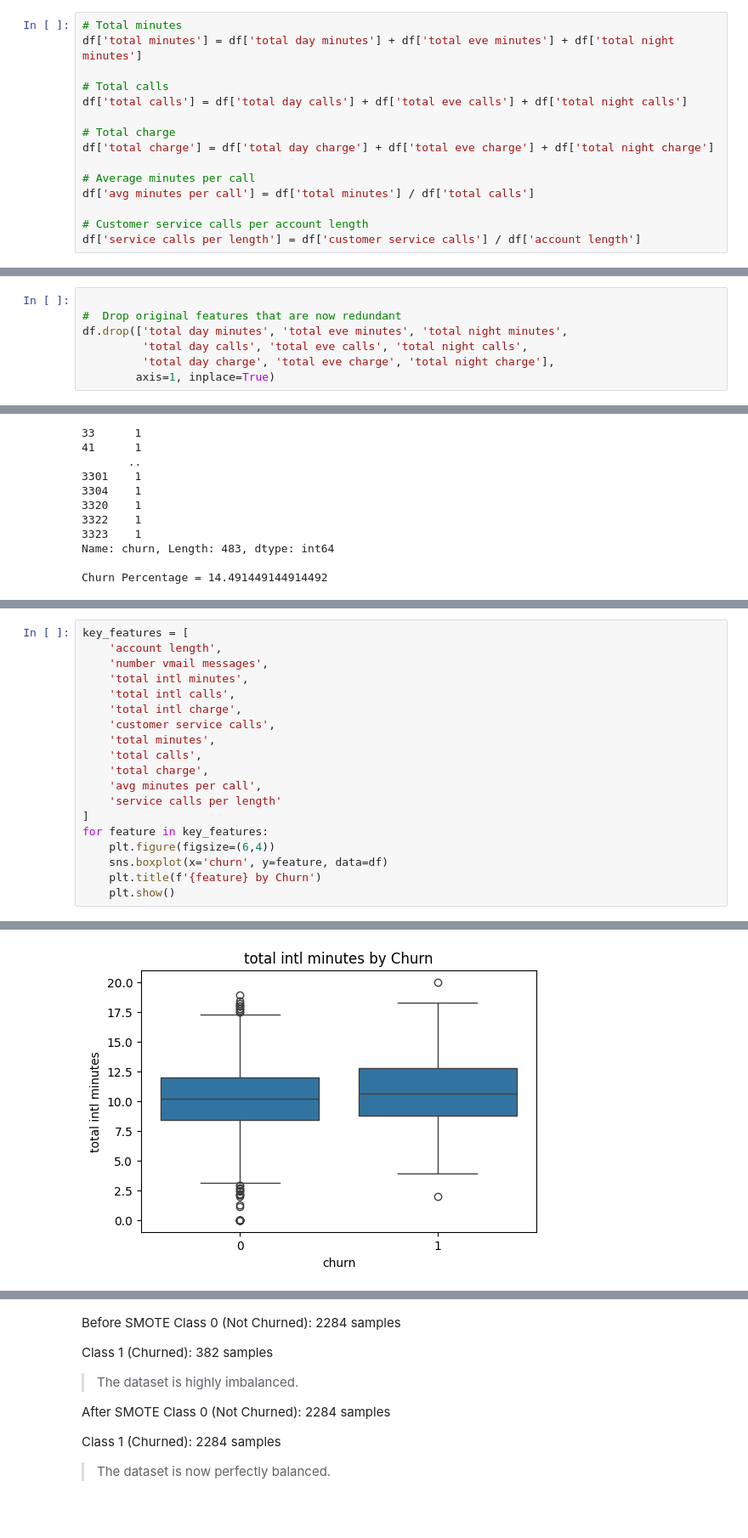
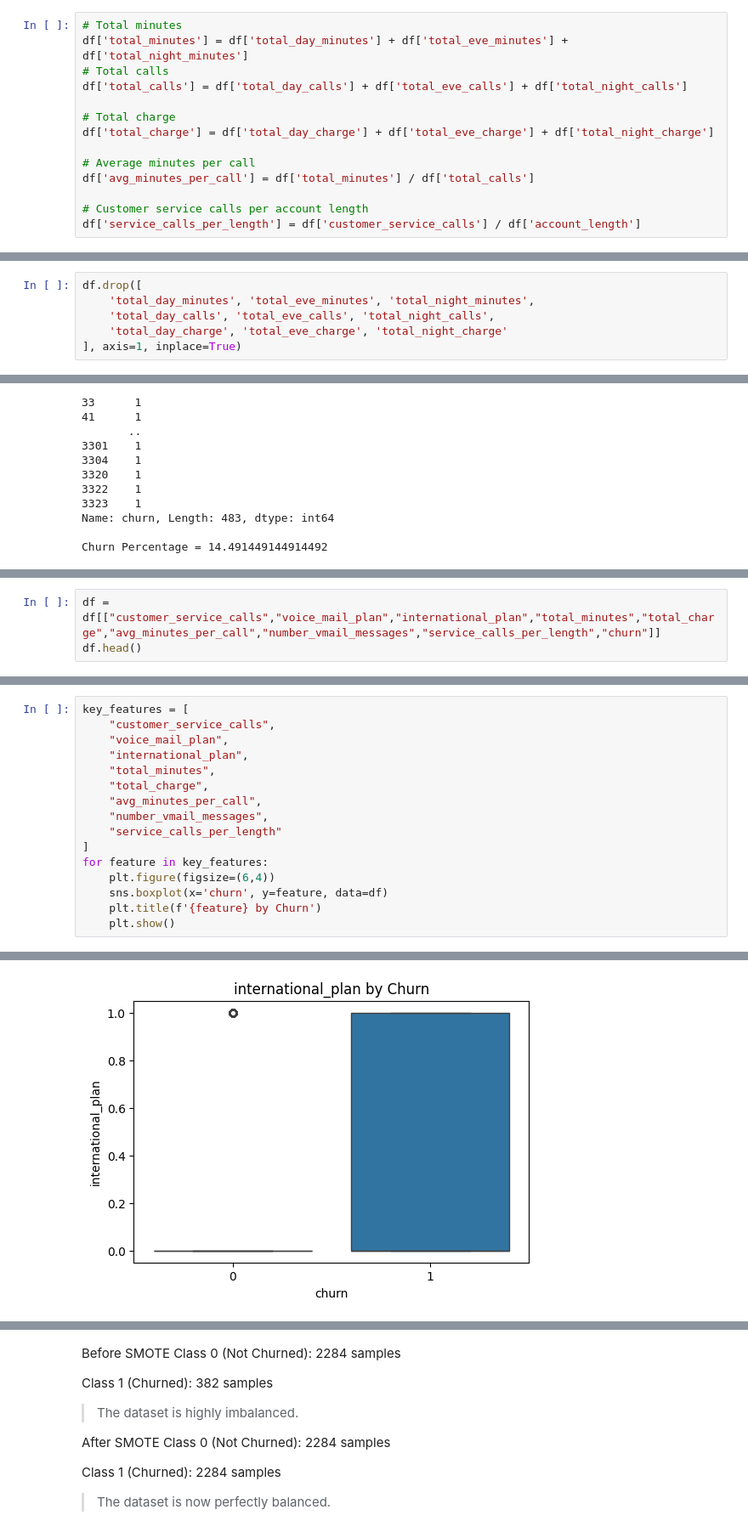
Before and after one commit to hanifa331/customer-churn, a Jupyter notebook: studenth.ipynb, the cells around one changed output, grey strips where cells are left out. Shown at 85% size. Saved outputs shown, nothing was run; the diff lists cells and outputs as text.

```diff
--- a/studenth.ipynb
+++ b/studenth.ipynb
@@ -233,19 +249,18 @@ plt.show()
 3. Feature Engineering:
 # %%
 # Total minutes
-df['total minutes'] = df['total day minutes'] + df['total eve minutes'] + df['total night minutes']
-
+df['total_minutes'] = df['total_day_minutes'] + df['total_eve_minutes'] + df['total_night_minutes']
 # Total calls
-df['total calls'] = df['total day calls'] + df['total eve calls'] + df['total night calls']
+df['total_calls'] = df['total_day_calls'] + df['total_eve_calls'] + df['total_night_calls']
 
 # Total charge
-df['total charge'] = df['total day charge'] + df['total eve charge'] + df['total night charge']
+df['total_charge'] = df['total_day_charge'] + df['total_eve_charge'] + df['total_night_charge']
 
 # Average minutes per call
-df['avg minutes per call'] = df['total minutes'] / df['total calls']
+df['avg_minutes_per_call'] = df['total_minutes'] / df['total_calls']
 
 # Customer service calls per account length
-df['service calls per length'] = df['customer service calls'] / df['account length']
+df['service_calls_per_length'] = df['customer_service_calls'] / df['account_length']
 # %% [markdown]
 Creates aggregated features from existing ones
 # %%
@@ -266,10 +280,9 @@ print(df[['total charge', 'total day charge', 'total eve charge', 'total night c
 3         65.02             50.90              5.26                8.86
 4         49.36             28.34             12.61                8.41
 # %%
-
-#  Drop original features that are now redundant
-df.drop(['total day minutes', 'total eve minutes', 'total night minutes',
-         'total day calls', 'total eve calls', 'total night calls',
-         'total day charge', 'total eve charge', 'total night charge'],
-        axis=1, inplace=True)
+df.drop([
+    'total_day_minutes', 'total_eve_minutes', 'total_night_minutes',
+    'total_day_calls', 'total_eve_calls', 'total_night_calls',
+    'total_day_charge', 'total_eve_charge', 'total_night_charge'
+], axis=1, inplace=True)
 # %%
@@ -336,0 +346,3 @@ plt.show()
+# %%
+df = df[["customer_service_calls","voice_mail_plan","international_plan","total_minutes","total_charge","avg_minutes_per_call","number_vmail_messages","service_calls_per_length","churn"]]
+df.head()
@@ -337,16 +361,13 @@ plt.show()
 # %%
 key_features = [
-    'account length',
-    'number vmail messages',
-    'total intl minutes',
-    'total intl calls',
-    'total intl charge',
-    'customer service calls',
-    'total minutes',
-    'total calls',
-    'total charge',
-    'avg minutes per call',
-    'service calls per length'
+    "customer_service_calls",
+    "voice_mail_plan",
+    "international_plan",
+    "total_minutes",
+    "total_charge",
+    "avg_minutes_per_call",
+    "number_vmail_messages",
+    "service_calls_per_length"
 ]
 for feature in key_features:
     plt.figure(figsize=(6,4))
@@ -359 +380 @@ for feature in key_features:
-[figure, old version]
+[figure, new version]
```
Also changed, not shown: parts of 73 cells of this notebook.
